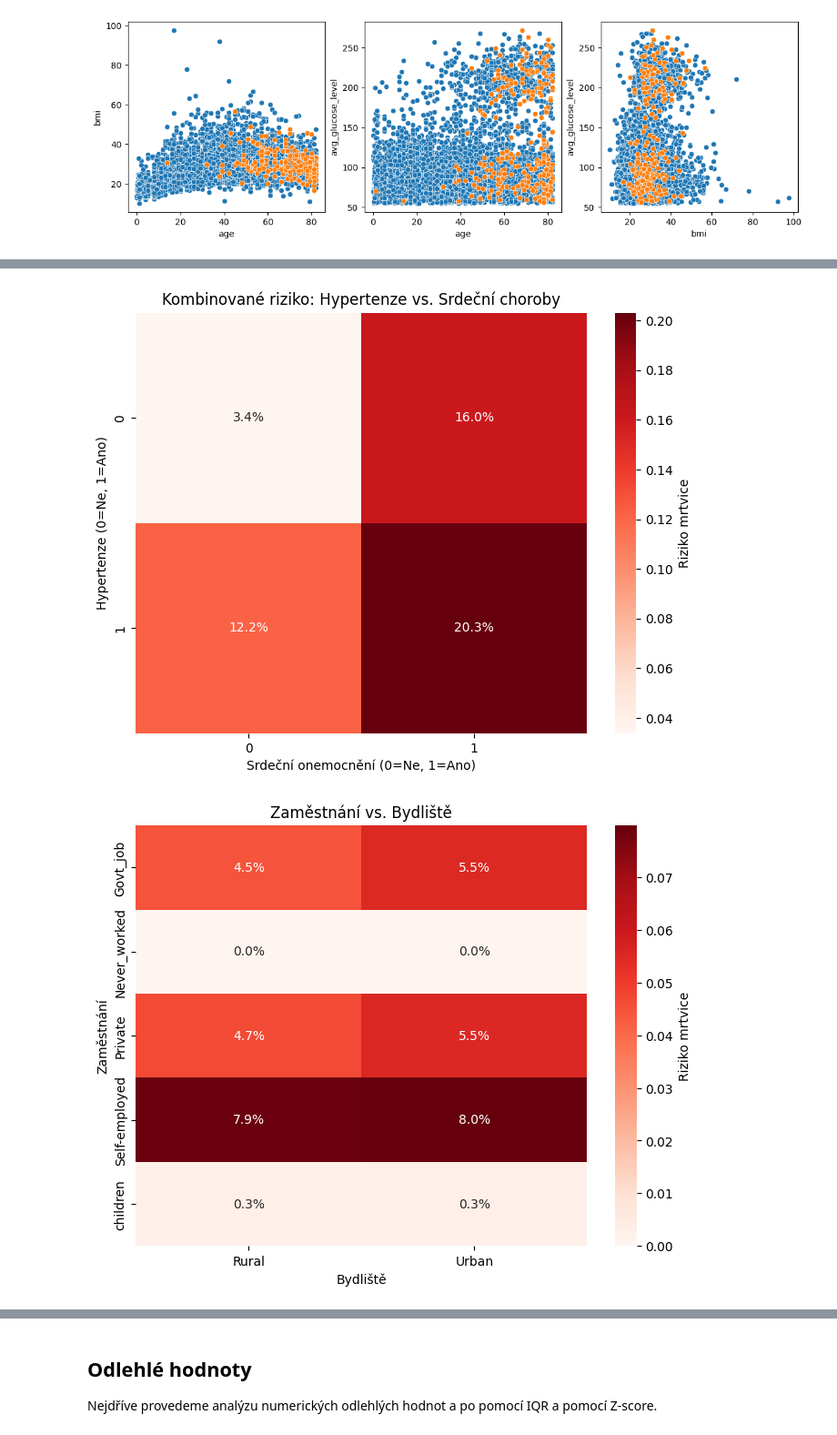
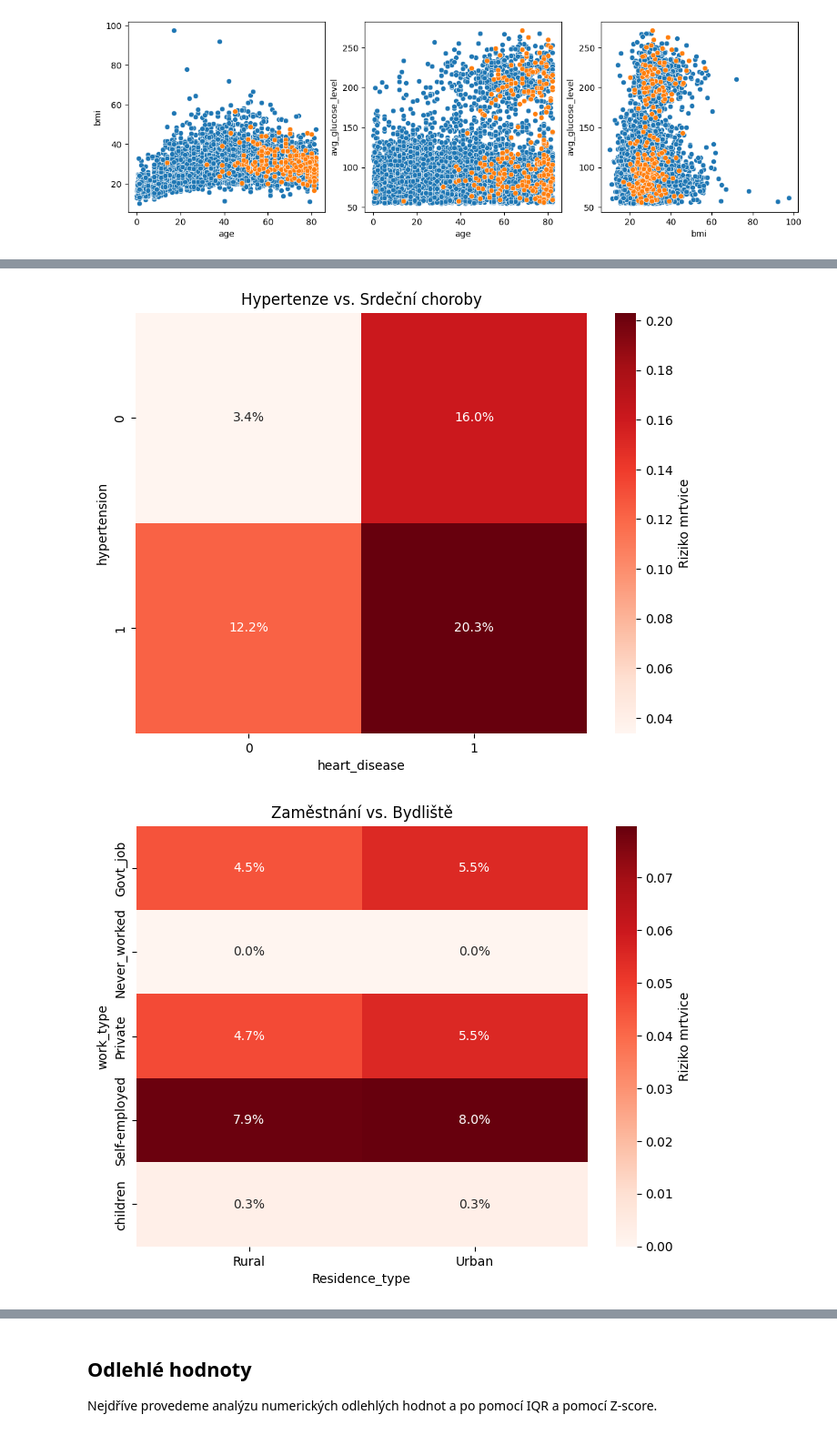
Before and after one commit to LukasKotoun/UPA, a Jupyter notebook: 3/analysis.ipynb, the cells around one changed output, grey strips where cells are left out. Shown at 91% size. Saved outputs shown, nothing was run; the diff lists cells and outputs as text; code cells hidden in the pictures.

```diff
--- a/3/analysis.ipynb
+++ b/3/analysis.ipynb
@@ -128,23 +138,19 @@ plt.show()
 # %%
 comorbidity_risk = pd.pivot_table(df, values='stroke', index='hypertension',
                                   columns='heart_disease', aggfunc='mean')
 
 plt.figure(figsize=(8, 6))
 sns.heatmap(comorbidity_risk, annot=True, fmt=".1%", cmap='Reds', cbar_kws={'label': 'Riziko mrtvice'})
-plt.title('Kombinované riziko: Hypertenze vs. Srdeční choroby')
-plt.xlabel('Srdeční onemocnění (0=Ne, 1=Ano)')
-plt.ylabel('Hypertenze (0=Ne, 1=Ano)')
+plt.title('Hypertenze vs. Srdeční choroby')
 plt.show()
 
 comorbidity_risk = pd.pivot_table(df, values='stroke', index='work_type',
                                   columns='Residence_type', aggfunc='mean')
 
 plt.figure(figsize=(8, 6))
 sns.heatmap(comorbidity_risk, annot=True, fmt=".1%", cmap='Reds', cbar_kws={'label': 'Riziko mrtvice'})
 plt.title('Zaměstnání vs. Bydliště')
-plt.xlabel('Bydliště')
-plt.ylabel('Zaměstnání')
 plt.show()
 # %% [output]
-[figure, old version]
+[figure, new version]
-[figure, old version]
+[figure, new version]
```
Also changed, not shown: parts of 15 cells of this notebook.
